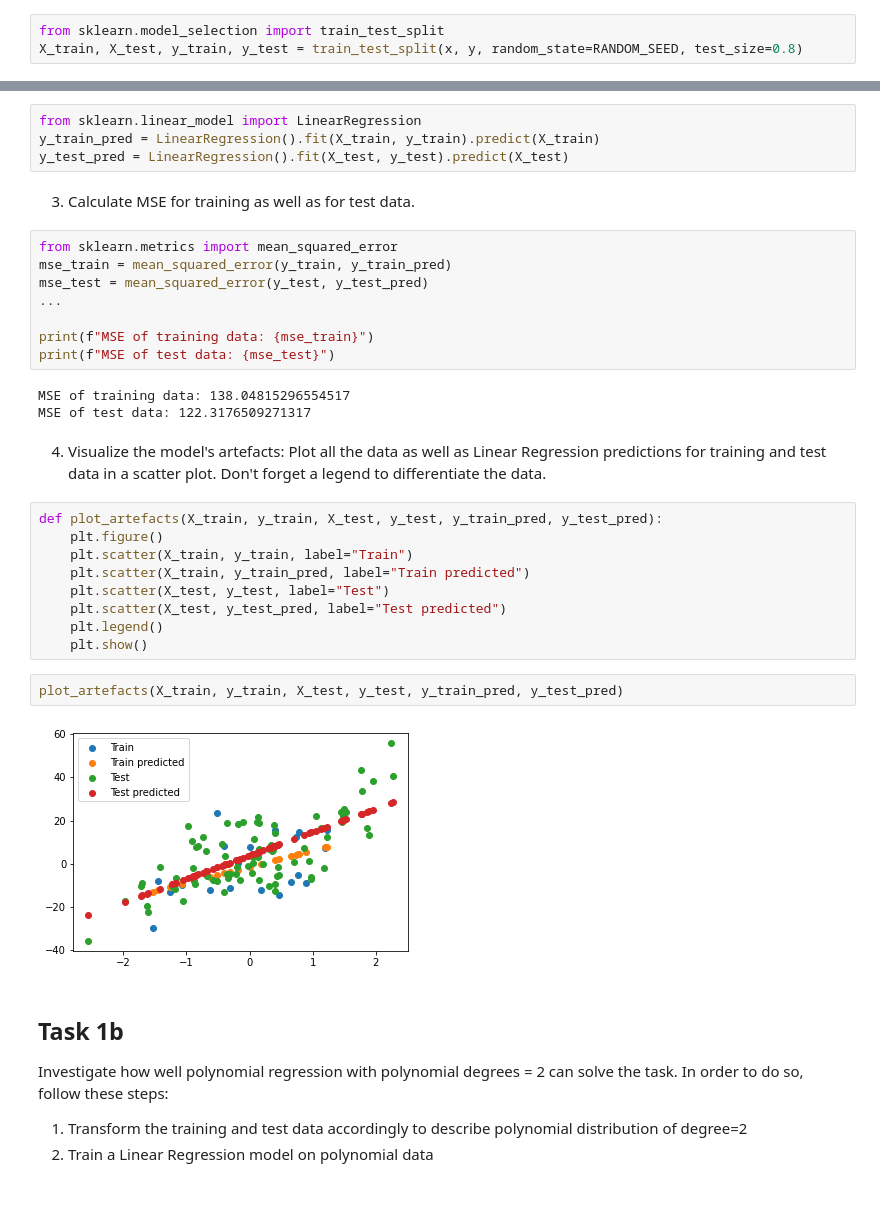
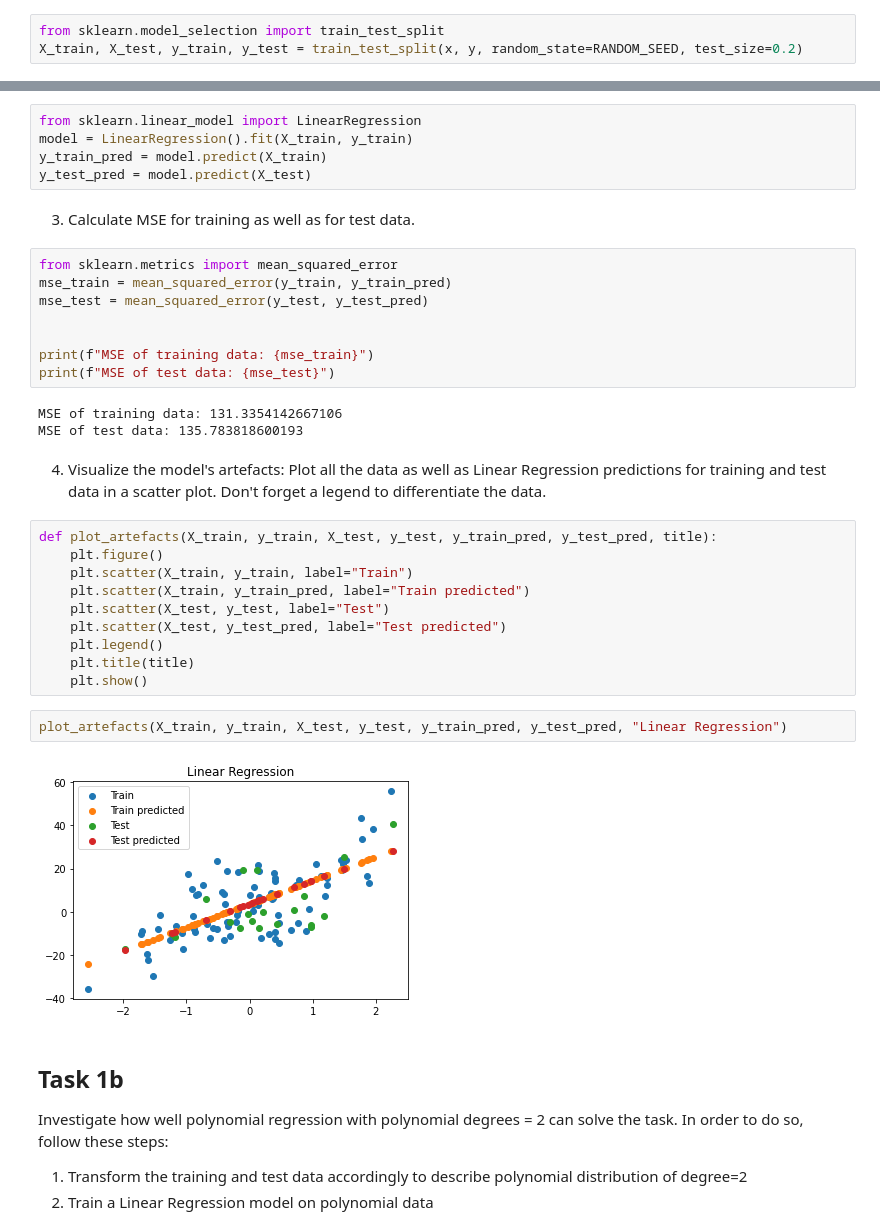
Before and after one commit to ChiliEater/mldm, a Jupyter notebook: L04_Polynomial_and_Logistic_Regression_LAB_ASSIGNMENT.ipynb, the cells around one changed output, grey strips where cells are left out. Cells and saved outputs as stored; diff of their text form; blank space fills up the shorter version.

```diff
--- a/L04_Polynomial_and_Logistic_Regression_LAB_ASSIGNMENT.ipynb
+++ b/L04_Polynomial_and_Logistic_Regression_LAB_ASSIGNMENT.ipynb
@@ -31,41 +31,43 @@ Apply Linear Regression on the data
 1. Split the data in the train and test set (80/20), set `random_state` to `RANDOM_SEED`.
 # %%
 from sklearn.model_selection import train_test_split
-X_train, X_test, y_train, y_test = train_test_split(x, y, random_state=RANDOM_SEED, test_size=0.8)
+X_train, X_test, y_train, y_test = train_test_split(x, y, random_state=RANDOM_SEED, test_size=0.2)
 # %% [markdown]
 2. Apply Linear Regression on the data and predict `y` values for training as well test data
 # %%
 from sklearn.linear_model import LinearRegression
-y_train_pred = LinearRegression().fit(X_train, y_train).predict(X_train)
-y_test_pred = LinearRegression().fit(X_test, y_test).predict(X_test)
+model = LinearRegression().fit(X_train, y_train)
+y_train_pred = model.predict(X_train)
+y_test_pred = model.predict(X_test)
 # %% [markdown]
 3. Calculate MSE for training as well as for test data.
 # %%
 from sklearn.metrics import mean_squared_error
 mse_train = mean_squared_error(y_train, y_train_pred)
 mse_test = mean_squared_error(y_test, y_test_pred)
-...
+
 
 print(f"MSE of training data: {mse_train}")
 print(f"MSE of test data: {mse_test}")
 # %% [output]
-MSE of training data: 138.04815296554517
-MSE of test data: 122.3176509271317
+MSE of training data: 131.3354142667106
+MSE of test data: 135.783818600193
 # %% [markdown]
 4. Visualize the model's artefacts: Plot all the data as well as Linear Regression predictions for training and test data in a scatter plot. Don't forget a legend to differentiate the data.
 # %%
-def plot_artefacts(X_train, y_train, X_test, y_test, y_train_pred, y_test_pred):
+def plot_artefacts(X_train, y_train, X_test, y_test, y_train_pred, y_test_pred, title):
     plt.figure()
     plt.scatter(X_train, y_train, label="Train")
     plt.scatter(X_train, y_train_pred, label="Train predicted")
     plt.scatter(X_test, y_test, label="Test")
     plt.scatter(X_test, y_test_pred, label="Test predicted")
     plt.legend()
+    plt.title(title)
     plt.show()
 # %%
-plot_artefacts(X_train, y_train, X_test, y_test, y_train_pred, y_test_pred)
+plot_artefacts(X_train, y_train, X_test, y_test, y_train_pred, y_test_pred, "Linear Regression")
 # %% [output]
-[figure, old version]
+[figure, new version]
 # %% [markdown]
 ## Task 1b
 Investigate how well polynomial regression with polynomial degrees = 2 can solve the task. In order to do so, follow these steps:
```
Also changed, not shown: parts of 13 cells of this notebook.
